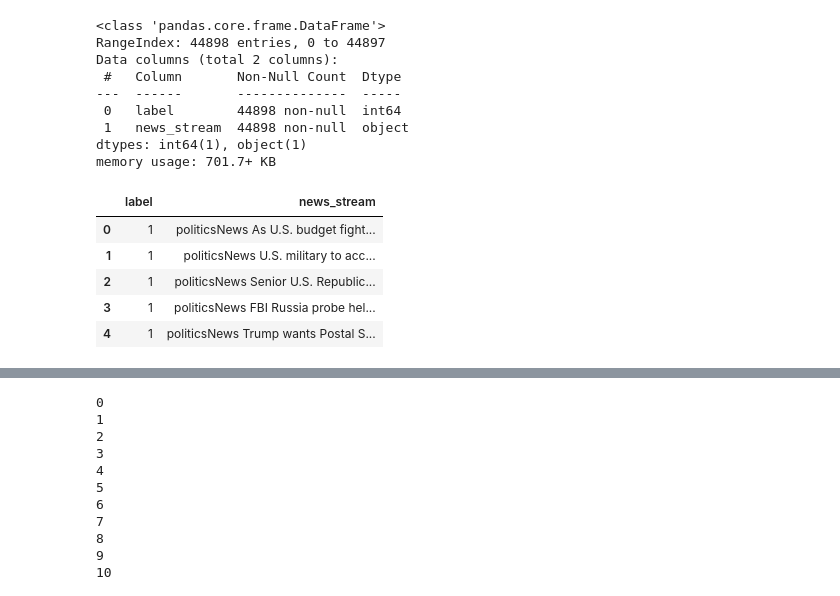
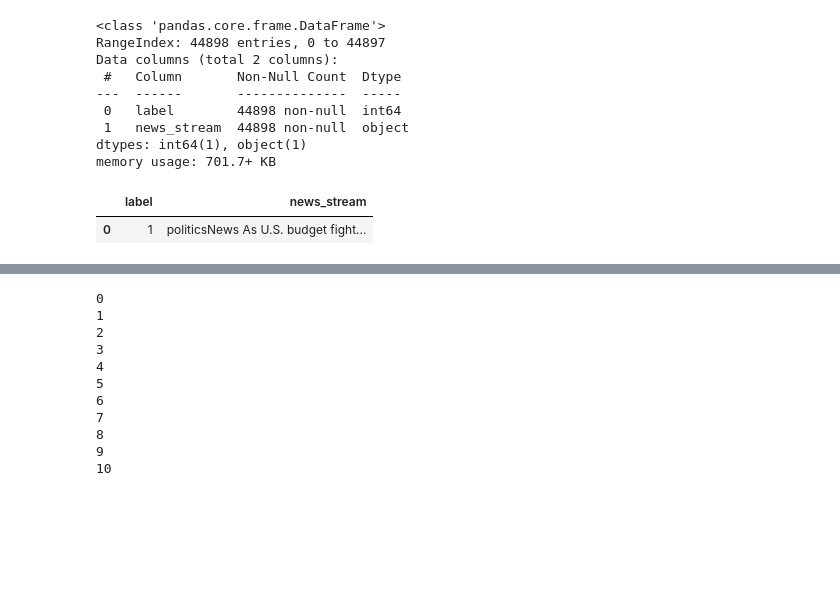
Before and after one commit to palash-s/fake-news-nlp, a Jupyter notebook: fake-news-nlp-lstm.ipynb, the cells around one changed output, grey strips where cells are left out. Saved outputs shown, nothing was run; the diff lists cells and outputs as text; code cells hidden in the pictures; blank space fills up the shorter version.

```diff
--- a/fake-news-nlp-lstm.ipynb
+++ b/fake-news-nlp-lstm.ipynb
@@ -95,0 +118,6 @@ news.tail()
+# %%
+news['date'] = pd.to_datetime(news['date'], format='%B%d,%Y', errors = 'coerce')
+# %%
+
+news['date'] = news['date'].astype('datetime64')
+news.info()
@@ -95,0 +137,5 @@ news.tail()
+# %%
+news['year'] = news['date'].dt.year
+news['month'] = news['date'].dt.month
+
+news.head()
@@ -97,7 +198,7 @@ news.tail()
 news_replica = news.copy()
 # %%
 news_replica['news_stream'] = news_replica['subject'] + " " + news_replica['title'] + " " + news_replica['text']
-news_replica.drop(['title', 'text', 'subject','date',], axis=1, inplace=True)
+news_replica.drop(['title', 'text', 'subject','date','year','month'], axis=1, inplace=True)
 # %%
 news_replica.info()
 # %% [output]
@@ -111,14 +212,10 @@ Data columns (total 2 columns):
 dtypes: int64(1), object(1)
 memory usage: 701.7+ KB
 # %%
-news_replica.head()
+news_replica.head(1)
 # %% [output]
 |  | label | news_stream |
 | 0 | 1 | politicsNews As U.S. budget fight... |
-| 1 | 1 | politicsNews U.S. military to acc... |
-| 2 | 1 | politicsNews Senior U.S. Republic... |
-| 3 | 1 | politicsNews FBI Russia probe hel... |
-| 4 | 1 | politicsNews Trump wants Postal S... |
 # %%
 from nltk.corpus import stopwords
 nltk.download('stopwords')
```
Also changed, not shown: parts of 16 cells of this notebook.
